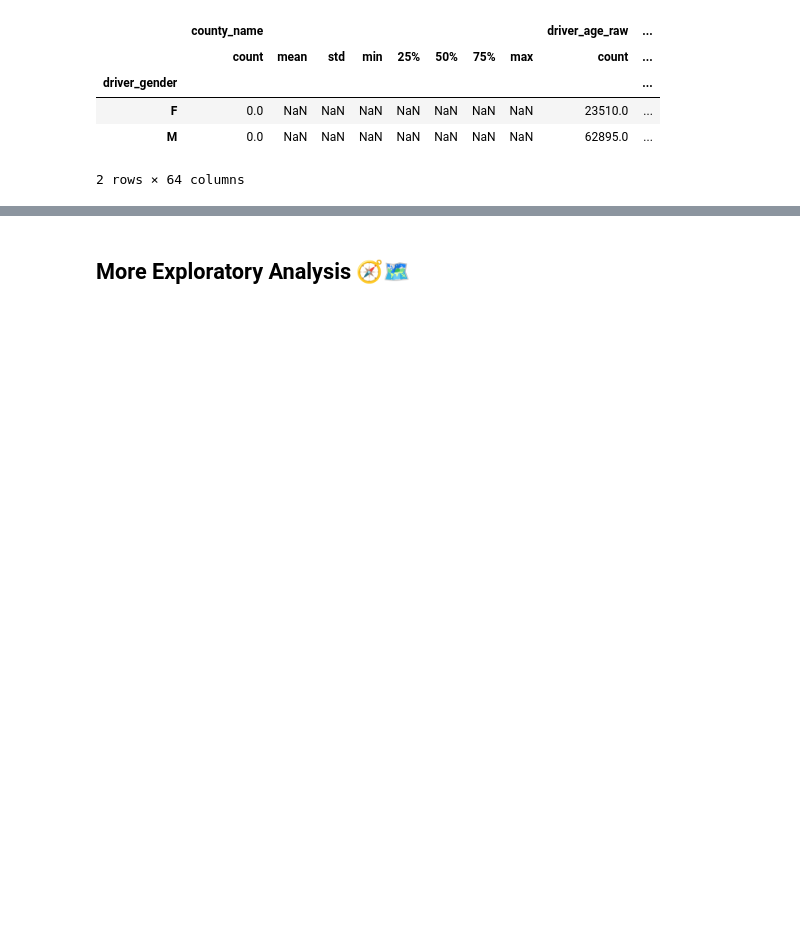
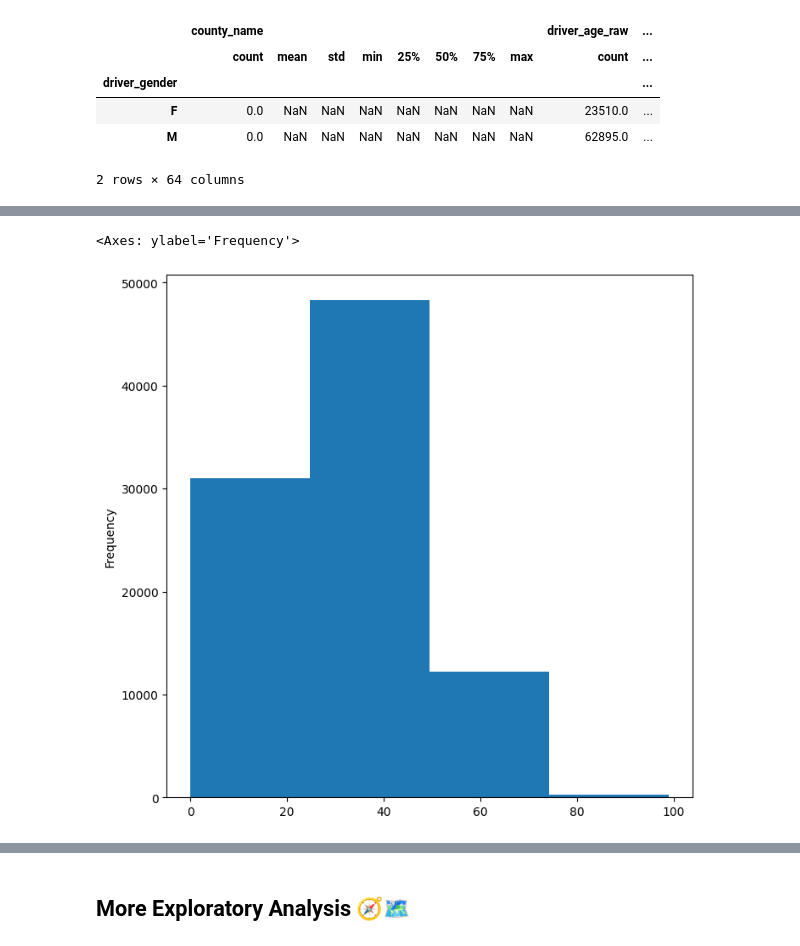
Before and after one commit to GUILN/masters-data-science, a Jupyter notebook: notebooks/trabalho_data_science.ipynb, the cells around one changed output, grey strips where cells are left out. Saved outputs shown, nothing was run; the diff lists cells and outputs as text; code cells hidden in the pictures; blank space fills up the shorter version.

```diff
--- a/notebooks/trabalho_data_science.ipynb
+++ b/notebooks/trabalho_data_science.ipynb
@@ -254,0 +257,5 @@ featured_df[featured_df.is_arrested == True].groupby("driver_gender")[
+# %%
+featured_df.driver_age.plot.hist(bins=4)
+# %% [output]
+<Axes: ylabel='Frequency'>
+[figure, added]
```
Also changed, not shown: parts of 19 cells of this notebook.
